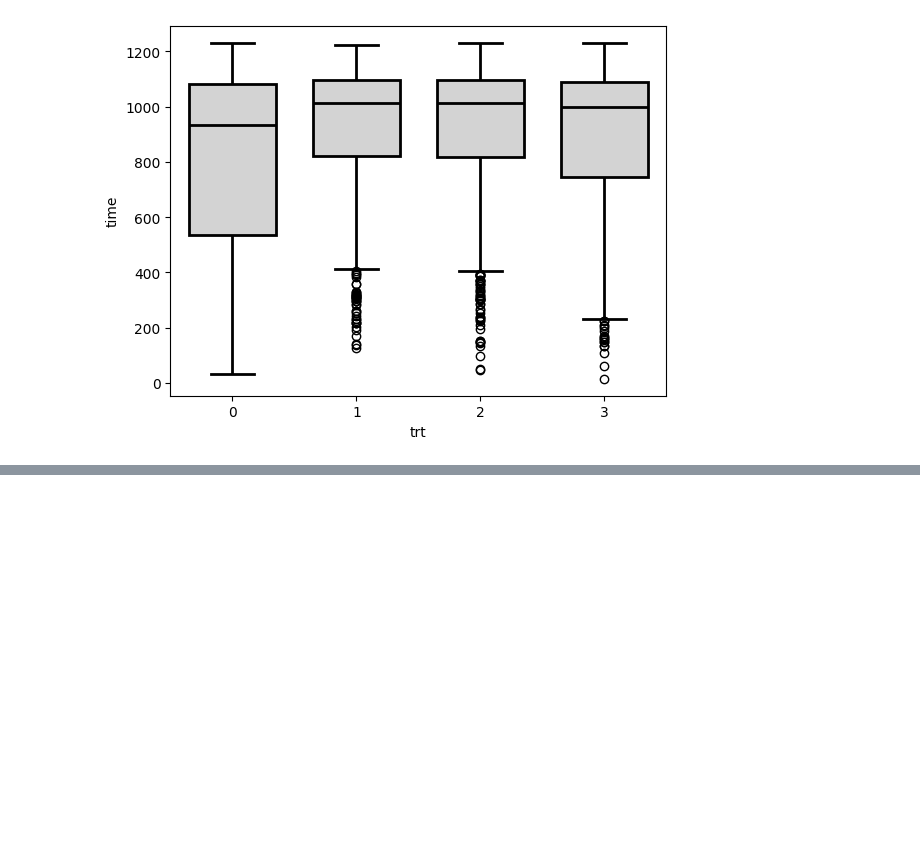
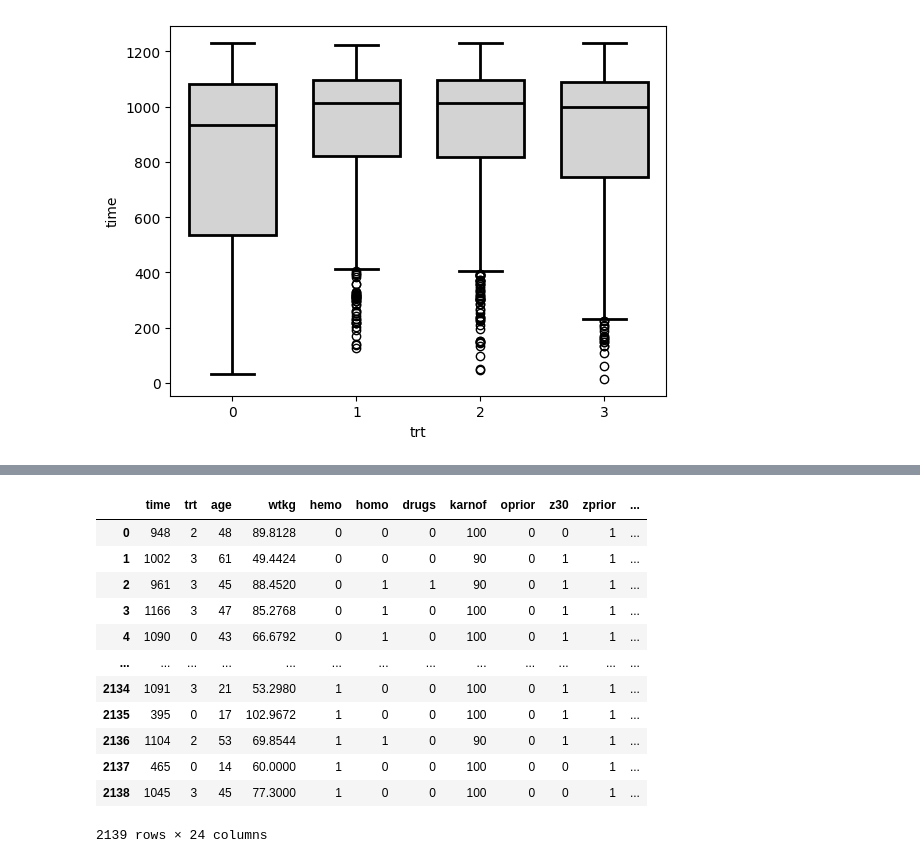
Before and after one commit to GioZd/Cox-BNN, a Jupyter notebook: cox-bnn.ipynb, the cells around one changed output, grey strips where cells are left out. Saved outputs shown, nothing was run; the diff lists cells and outputs as text; code cells hidden in the pictures; blank space fills up the shorter version.

```diff
--- a/cox-bnn.ipynb
+++ b/cox-bnn.ipynb
@@ -42,7 +42,8 @@ aids: pd.DataFrame = pd.concat([
     ], axis=1
 )
 # %%
-aids.head()
+pd.options.display.max_columns = None
+display(aids.head())
 # %% [output]
 |  | time | trt | age | wtkg | hemo | homo | drugs | karnof | oprior | z30 | zprior | ... |
 | 0 | 948 | 2 | 48 | 89.8128 | 0 | 0 | 0 | 100 | 0 | 0 | 1 | ... |
@@ -67,0 +400,16 @@ plt.show()
+# %%
+aids
+# %% [output]
+|  | time | trt | age | wtkg | hemo | homo | drugs | karnof | oprior | z30 | zprior | ... |
+| 0 | 948 | 2 | 48 | 89.8128 | 0 | 0 | 0 | 100 | 0 | 0 | 1 | ... |
+| 1 | 1002 | 3 | 61 | 49.4424 | 0 | 0 | 0 | 90 | 0 | 1 | 1 | ... |
+| 2 | 961 | 3 | 45 | 88.4520 | 0 | 1 | 1 | 90 | 0 | 1 | 1 | ... |
+| 3 | 1166 | 3 | 47 | 85.2768 | 0 | 1 | 0 | 100 | 0 | 1 | 1 | ... |
+| 4 | 1090 | 0 | 43 | 66.6792 | 0 | 1 | 0 | 100 | 0 | 1 | 1 | ... |
+| ... | ... | ... | ... | ... | ... | ... | ... | ... | ... | ... | ... | ... |
+| 2134 | 1091 | 3 | 21 | 53.2980 | 1 | 0 | 0 | 100 | 0 | 1 | 1 | ... |
+| 2135 | 395 | 0 | 17 | 102.9672 | 1 | 0 | 0 | 100 | 0 | 1 | 1 | ... |
+| 2136 | 1104 | 2 | 53 | 69.8544 | 1 | 1 | 0 | 90 | 0 | 1 | 1 | ... |
+| 2137 | 465 | 0 | 14 | 60.0000 | 1 | 0 | 0 | 100 | 0 | 0 | 1 | ... |
+| 2138 | 1045 | 3 | 45 | 77.3000 | 1 | 0 | 0 | 100 | 0 | 0 | 1 | ... |
+2139 rows × 24 columns
```
Also changed, not shown: parts of 25 cells of this notebook, 3 other files.
